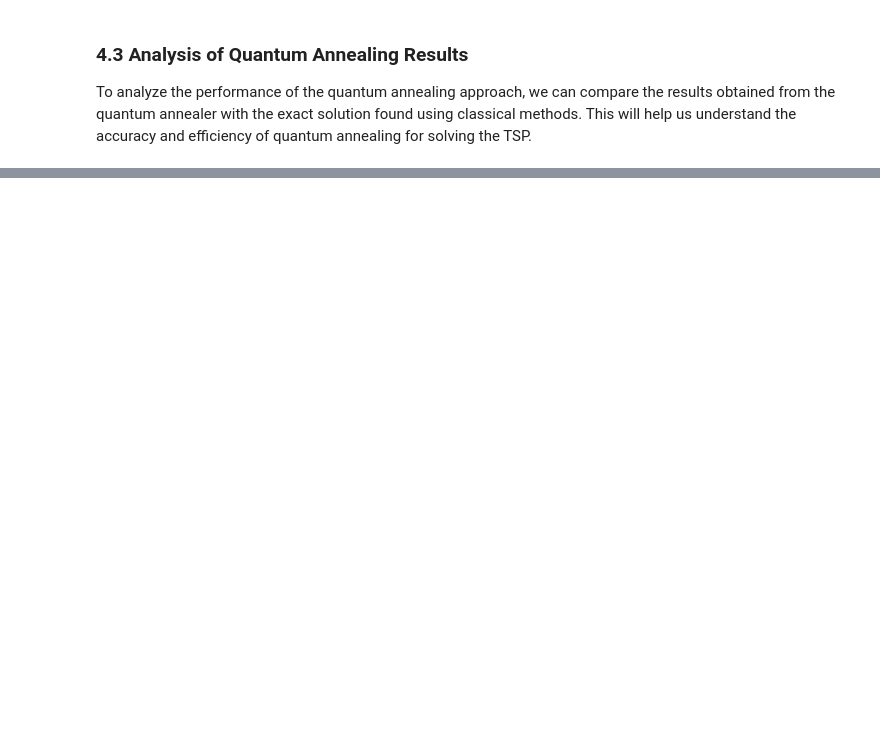
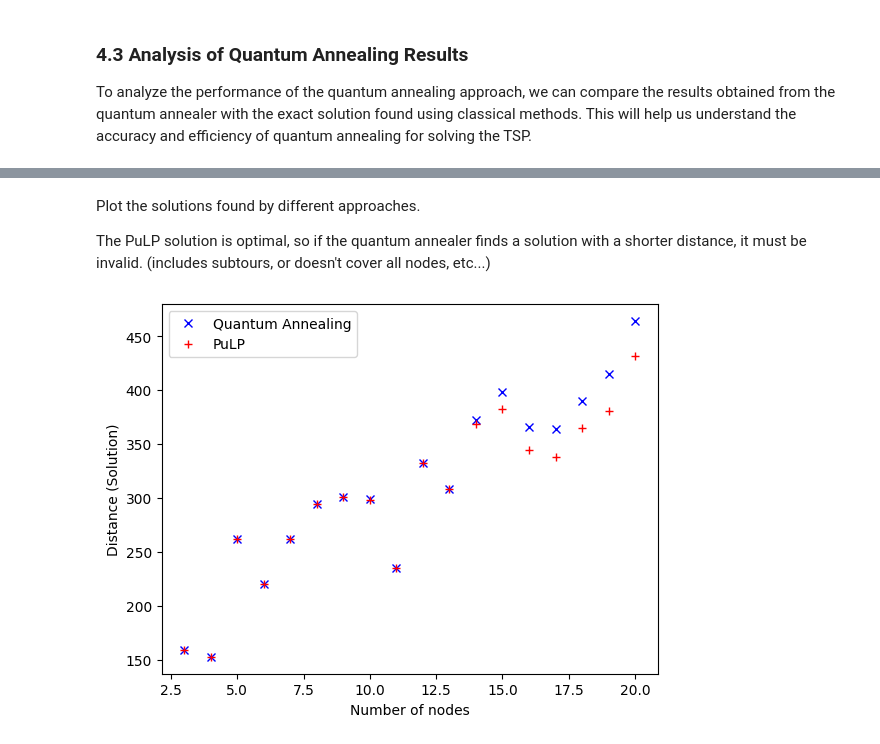
Before and after one commit to my612/Quantamania, a Jupyter notebook: Final.ipynb, the cells around one changed output, grey strips where cells are left out. Drawn from its saved outputs; the diff is of its cells as text; code cells hidden in the pictures; blank space fills up the shorter version.

```diff
--- a/Final.ipynb
+++ b/Final.ipynb
@@ -481,0 +651,43 @@ To analyze the performance of the quantum annealing approach, we can compare the
+# %%
+import numpy as np
+from pulp import *
+from itertools import pairwise, permutations
+from time import perf_counter
+
+sampler = SimulatedAnnealingSampler() # D-Wave Quantuam Sampler
+sizes = range(3, 21)
+pulp_data = []
+pulp_times = []
+qa_data = []
+qa_times = []
+for n in sizes:
+    dists, coords = generate_data(n)
+
+    start = perf_counter()
+    bqm, variables = create_direct_QUBO(dists)
+    sampleset = sampler.sample(bqm, num_reads=1000)
+    qa_times.append(perf_counter() - start)
+
+    records = np.array([r.energy for r in sampleset.record])
+    energies, counts = np.unique(records, return_counts=True)
+    _, dist = interpret_direct_QUBO_solution(sampleset.first.sample, dists, variables)
+    qa_data.append(dist)
+
+    start = perf_counter()
+    model, _, _ = create_model(dists)
+    status = model.solve()
+    pulp_data.append(pulp.value(model.objective))
+    pulp_times.append(perf_counter() - start)
+# %% [markdown]
+Plot the solutions found by different approaches.
+
+The PuLP solution is optimal, so if the quantum annealer finds a solution with a shorter distance, it must be invalid. (includes subtours, or doesn't cover all nodes, etc...)
+# %%
+plt.plot(sizes, qa_data, 'bx', label='Quantum Annealing')
+plt.plot(sizes, pulp_data, 'r+', label="PuLP")
+plt.legend(loc='upper left')
+plt.xlabel("Number of nodes")
+plt.ylabel("Distance (Solution)")
+plt.show()
+# %% [output]
+[figure, added]
```
Also changed, not shown: parts of 27 cells of this notebook.
